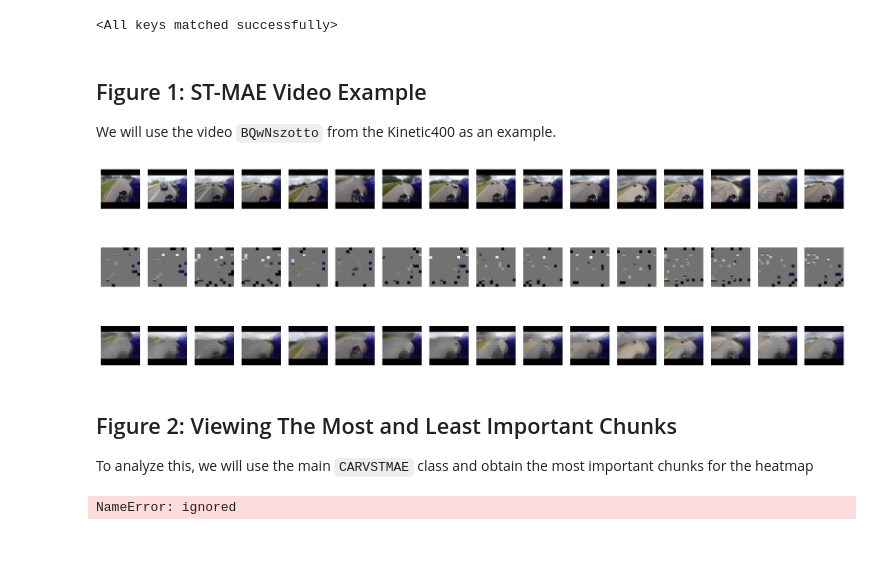
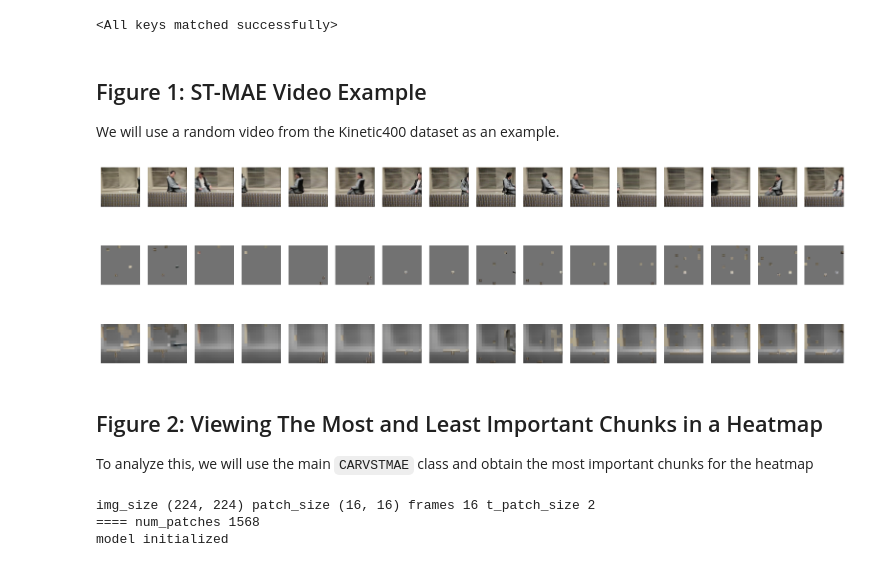
Before and after one commit to rechhabra/carv-st-mae, a Jupyter notebook: carv_st_mae_demo.ipynb, the cells around one changed output. Saved outputs shown, nothing was run; the diff lists cells and outputs as text; code cells hidden in the pictures.

```diff
--- a/carv_st_mae_demo.ipynb
+++ b/carv_st_mae_demo.ipynb
@@ -372,17 +375,18 @@ print(msg)
 # %% [markdown]
 ## Figure 1: ST-MAE Video Example
 
-We will use the video `BQwNszotto` from the Kinetic400 as an example.
+We will use a random video from the Kinetic400 dataset as an example.
 # %%
 video_processor = VideoProcessor()
-vid = video_processor.process_video("data/Kinetics400/videos/test/-BQwNszotto.mp4")
-
-loss, pred, mask, vis = model(vid.unsqueeze(0), 1, mask_ratio=0.9, visualize=True)
+#NOTE: ensure the video is in the randomly sampled subset of Kinetic400, as it varies slightly each time
+video_path = "mark_back_and_forth_480p_square.mp4"
+vid = video_processor.process_video(video_path)
+loss, pred, mask, vis = model(vid.unsqueeze(0), 1, mask_ratio=0.98, visualize=True)
 video_processor.plot_input(vis[0].permute(0, 2, 1, 3, 4))
 # %% [output]
-[figure, old version]
+[figure, new version]
 # %% [markdown]
-## Figure 2: Viewing The Most and Least Important Chunks
+## Figure 2: Viewing The Most and Least Important Chunks in a Heatmap
 
 To analyze this, we will use the main `CARVSTMAE` class and obtain the most important chunks for the heatmap
 # %%
@@ -476,9 +638,11 @@ class CARVSTMAE:
 # %%
-carv = CARVSTMAE(num_chunk_sampling=10)
+carv = CARVSTMAE(mask_ratio=0.98, num_chunk_sampling=500)
 
-chunks_mse = carv.generate_chunks_mse(vid)
+chunks_mse = carv.generate_chunks_mse(vid, save_as_csv=True) #saving csv to analyze
 # %% [output]
-NameError: ignored
+img_size (224, 224) patch_size (16, 16) frames 16 t_patch_size 2
+==== num_patches 1568
+model initialized
 # %%
 #plotting the heat map
 
```
Also changed, not shown: parts of 18 cells of this notebook, 2 other files.
